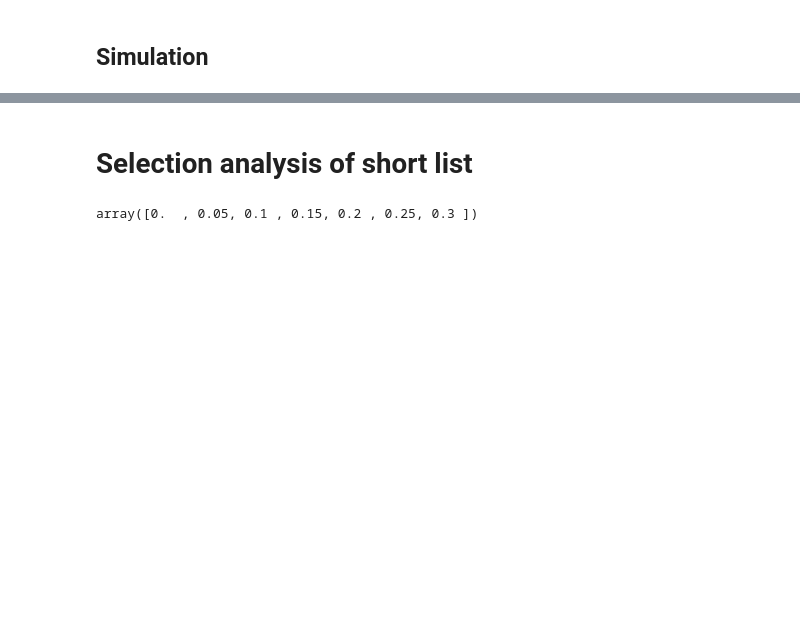
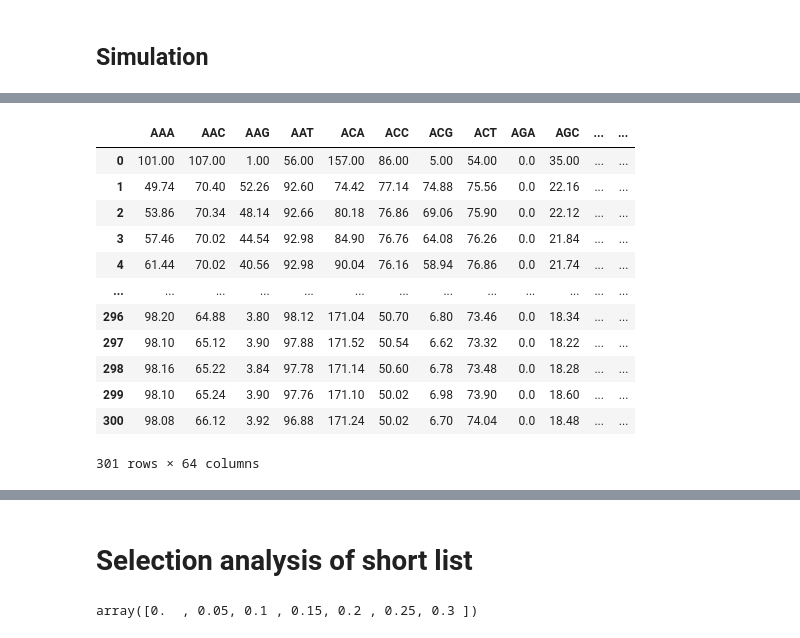
Before and after one commit to mitoclub/pr-29-trna-or-mutagenesis, a Jupyter notebook: local scripts/Simulation.ipynb, the cells around one changed output, grey strips where cells are left out. Saved outputs shown, nothing was run; the diff lists cells and outputs as text; code cells hidden in the pictures; blank space fills up the shorter version.

```diff
--- a/local scripts/Simulation.ipynb
+++ b/local scripts/Simulation.ipynb
@@ -1054,0 +857,24 @@ def simulation_new(species: str, result_folder: str, sim_codon_usage: pd.Series,
+# %%
+# test np
+species = 'Mus_musculus'
+codon_usage = CU_12.loc[species]
+codons_sum = codon_usage.sum()
+result_folder_np = fr'..\\local data\test(np)\{species}'
+mutspec = MS.loc[species]
+simulation_str(result_folder_np, codon_usage, mutspec, samples_number=50, iteration_number=30000)
+test_np = pd.read_csv(fr'{result_folder_np}/CodonsMean.csv', sep='\t').copy()
+test_np.dropna(axis=0)
+# %% [output]
+|  | AAA | AAC | AAG | AAT | ACA | ACC | ACG | ACT | AGA | AGC | ... | ... |
+| 0 | 101.00 | 107.00 | 1.00 | 56.00 | 157.00 | 86.00 | 5.00 | 54.00 | 0.0 | 35.00 | ... | ... |
+| 1 | 49.74 | 70.40 | 52.26 | 92.60 | 74.42 | 77.14 | 74.88 | 75.56 | 0.0 | 22.16 | ... | ... |
+| 2 | 53.86 | 70.34 | 48.14 | 92.66 | 80.18 | 76.86 | 69.06 | 75.90 | 0.0 | 22.12 | ... | ... |
+| 3 | 57.46 | 70.02 | 44.54 | 92.98 | 84.90 | 76.76 | 64.08 | 76.26 | 0.0 | 21.84 | ... | ... |
+| 4 | 61.44 | 70.02 | 40.56 | 92.98 | 90.04 | 76.16 | 58.94 | 76.86 | 0.0 | 21.74 | ... | ... |
+| ... | ... | ... | ... | ... | ... | ... | ... | ... | ... | ... | ... | ... |
+| 296 | 98.20 | 64.88 | 3.80 | 98.12 | 171.04 | 50.70 | 6.80 | 73.46 | 0.0 | 18.34 | ... | ... |
+| 297 | 98.10 | 65.12 | 3.90 | 97.88 | 171.52 | 50.54 | 6.62 | 73.32 | 0.0 | 18.22 | ... | ... |
+| 298 | 98.16 | 65.22 | 3.84 | 97.78 | 171.14 | 50.60 | 6.78 | 73.48 | 0.0 | 18.28 | ... | ... |
+| 299 | 98.10 | 65.24 | 3.90 | 97.76 | 171.10 | 50.02 | 6.98 | 73.90 | 0.0 | 18.60 | ... | ... |
+| 300 | 98.08 | 66.12 | 3.92 | 96.88 | 171.24 | 50.02 | 6.70 | 74.04 | 0.0 | 18.48 | ... | ... |
+301 rows × 64 columns
```
Also changed, not shown: parts of 69 cells of this notebook, 23 other files.
